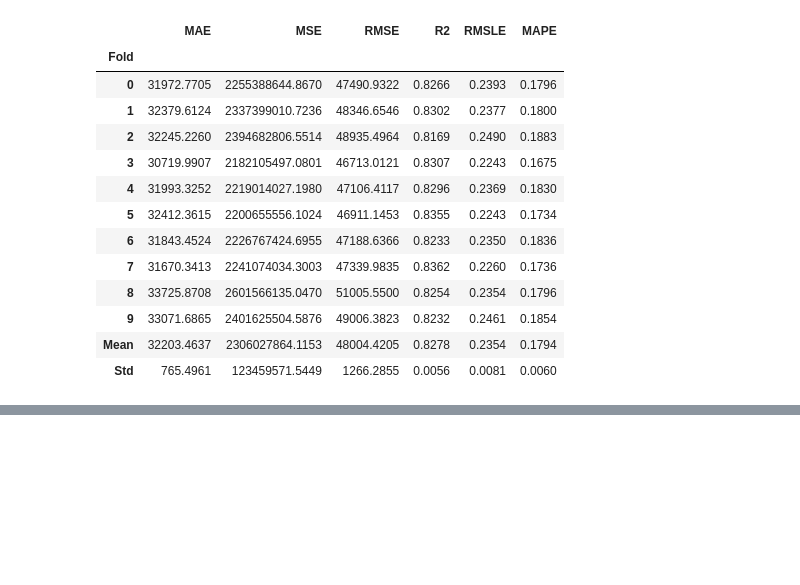
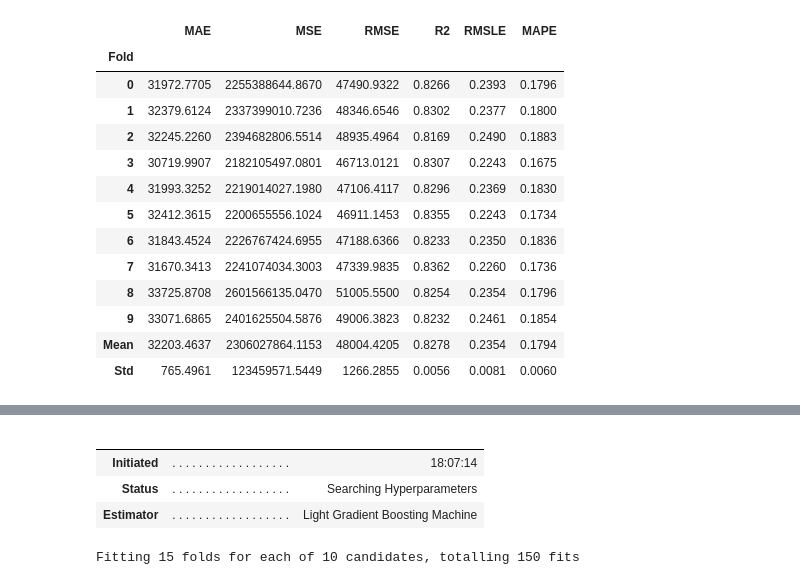
Before and after one commit to jdhova/Capstone, a Jupyter notebook: info.ipynb, the cells around one changed output, grey strips where cells are left out. Cells and saved outputs as stored; diff of their text form; code cells hidden in the pictures; blank space fills up the shorter version.

```diff
--- a/info.ipynb
+++ b/info.ipynb
@@ -273,0 +303,9 @@ lightgbm = create_model('lightgbm')
+# %%
+lightgbm_tuned_model2 = tune_model(lightgbm ,  fold = 15)
+# %% [output]
+|  |  |  |
+|  |  |  |
+| Initiated | . . . . . . . . . . . . . . . . . . | 18:07:14 |
+| Status | . . . . . . . . . . . . . . . . . . | Searching Hyperparameters |
+| Estimator | . . . . . . . . . . . . . . . . . . | Light Gradient Boosting Machine |
+Fitting 15 folds for each of 10 candidates, totalling 150 fits
```
Also changed, not shown: parts of 10 cells of this notebook, 2 other files.
